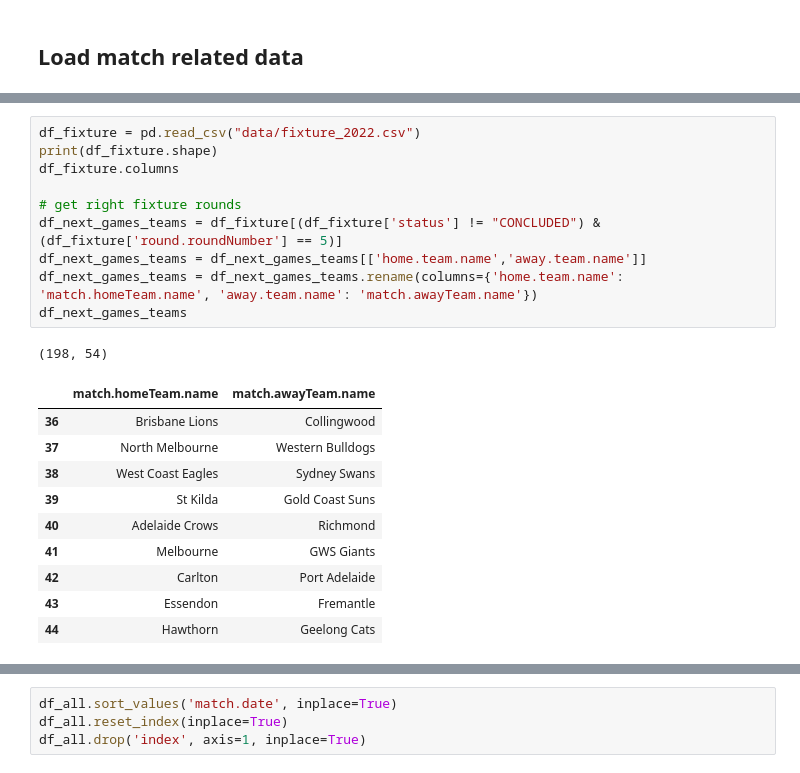
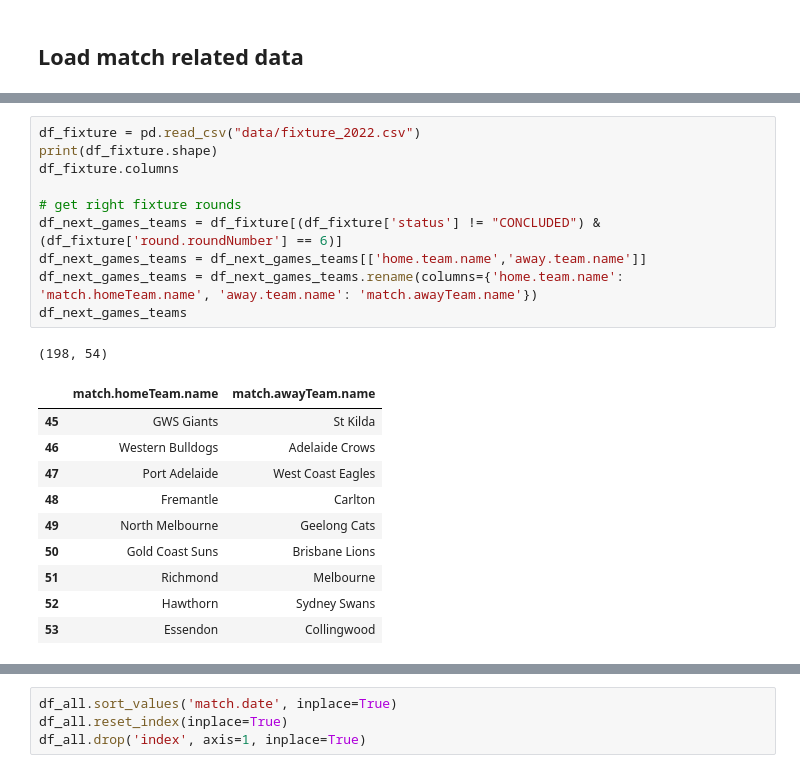
Before and after one commit to Sage-of-Sparta/probabilistic-afl-tipping, a Jupyter notebook: XGBoost_AFL_Prediction_Preprocessing.ipynb, the cells around one changed output, grey strips where cells are left out. Saved outputs shown, nothing was run; the diff lists cells and outputs as text.

Commit message:
run model for round 6

```diff
--- a/XGBoost_AFL_Prediction_Preprocessing.ipynb
+++ b/XGBoost_AFL_Prediction_Preprocessing.ipynb
@@ -50,25 +50,25 @@ Index(['match.name', 'match.date', 'match.status', 'match.matchId',
 # %%
 df_fixture = pd.read_csv("data/fixture_2022.csv")
 print(df_fixture.shape)
 df_fixture.columns
 
 # get right fixture rounds
-df_next_games_teams = df_fixture[(df_fixture['status'] != "CONCLUDED") & (df_fixture['round.roundNumber'] == 5)]
+df_next_games_teams = df_fixture[(df_fixture['status'] != "CONCLUDED") & (df_fixture['round.roundNumber'] == 6)]
 df_next_games_teams = df_next_games_teams[['home.team.name','away.team.name']]
 df_next_games_teams = df_next_games_teams.rename(columns={'home.team.name': 'match.homeTeam.name', 'away.team.name': 'match.awayTeam.name'})
 df_next_games_teams
 # %% [output]
 (198, 54)
 |  | match.homeTeam.name | match.awayTeam.name |
-| 36 | Brisbane Lions | Collingwood |
-| 37 | North Melbourne | Western Bulldogs |
-| 38 | West Coast Eagles | Sydney Swans |
-| 39 | St Kilda | Gold Coast Suns |
-| 40 | Adelaide Crows | Richmond |
-| 41 | Melbourne | GWS Giants |
-| 42 | Carlton | Port Adelaide |
-| 43 | Essendon | Fremantle |
-| 44 | Hawthorn | Geelong Cats |
+| 45 | GWS Giants | St Kilda |
+| 46 | Western Bulldogs | Adelaide Crows |
+| 47 | Port Adelaide | West Coast Eagles |
+| 48 | Fremantle | Carlton |
+| 49 | North Melbourne | Geelong Cats |
+| 50 | Gold Coast Suns | Brisbane Lions |
+| 51 | Richmond | Melbourne |
+| 52 | Hawthorn | Sydney Swans |
+| 53 | Essendon | Collingwood |
 # %%
 df_all.shape
 # %% [output]
```
Also changed, not shown: parts of 10 cells of this notebook, 10 other files.
